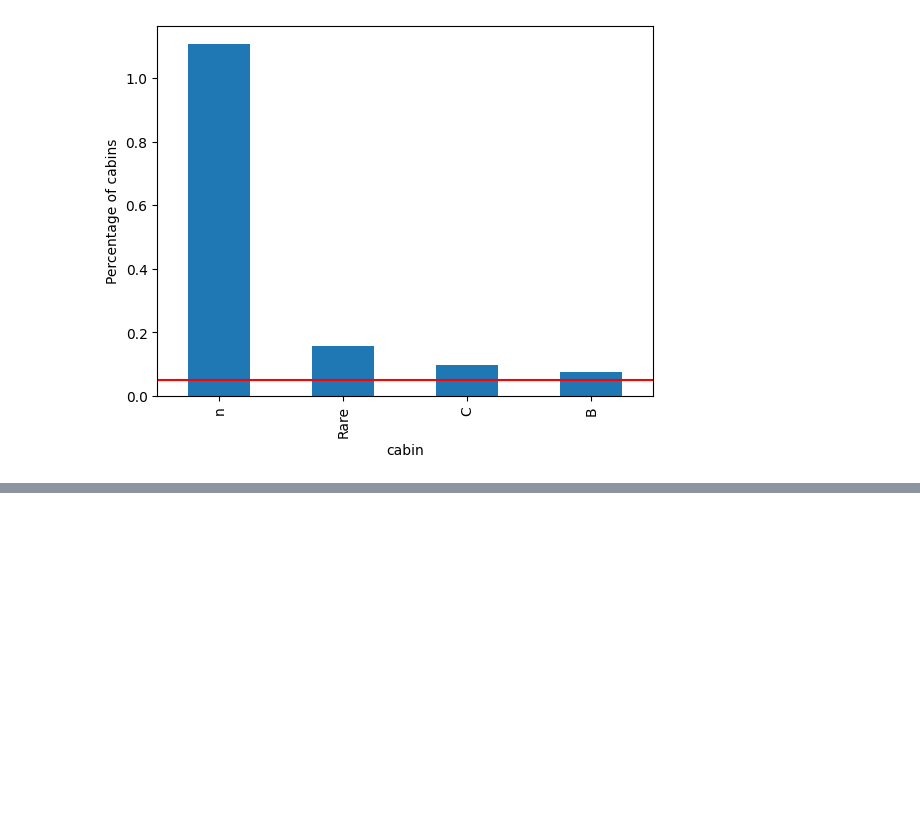
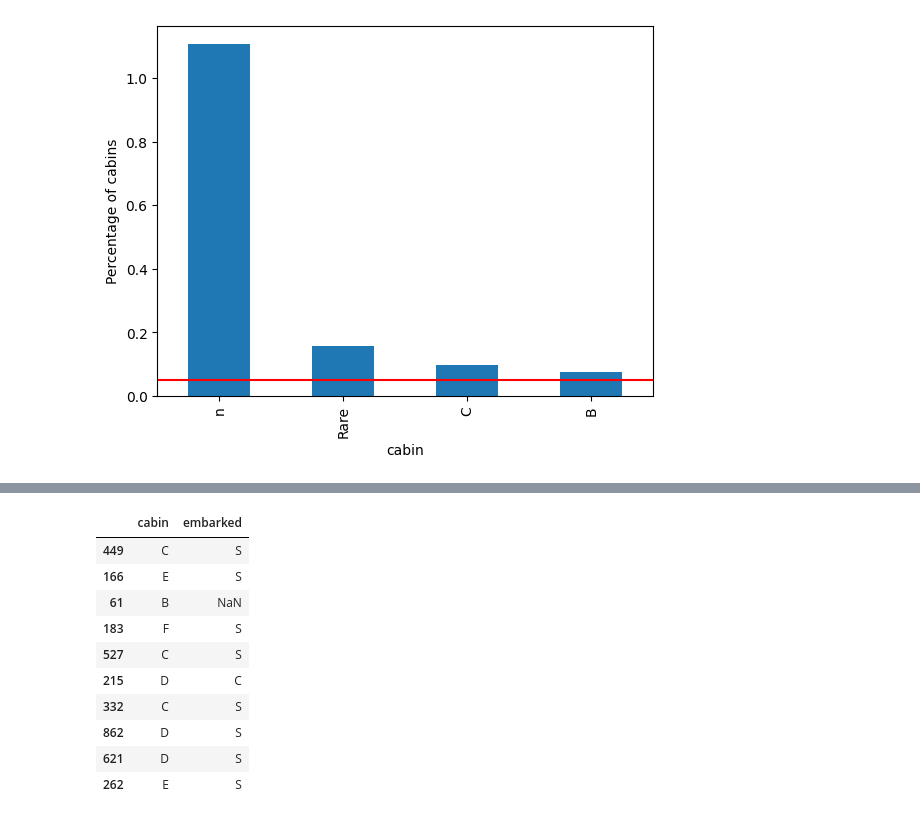
Before and after one commit to kar137/Machine-Learning-Portfolio, a Jupyter notebook: notebooks/Feature-Engineering/encoding.ipynb, the cells around one changed output, grey strips where cells are left out. Saved outputs shown, nothing was run; the diff lists cells and outputs as text; code cells hidden in the pictures; blank space fills up the shorter version.

```diff
--- a/notebooks/Feature-Engineering/encoding.ipynb
+++ b/notebooks/Feature-Engineering/encoding.ipynb
@@ -741,0 +799,16 @@ display_rare(rare1, 'cabin')
+# %%
+# Inverse transform using binary encoder's API
+X_train = binary_enc.inverse_transform(X_train_encoded)
+X_train.head(10)
+# %% [output]
+|  | cabin | embarked |
+| 449 | C | S |
+| 166 | E | S |
+| 61 | B | NaN |
+| 183 | F | S |
+| 527 | C | S |
+| 215 | D | C |
+| 332 | C | S |
+| 862 | D | S |
+| 621 | D | S |
+| 262 | E | S |
```
Also changed, not shown: parts of 7 cells of this notebook.
